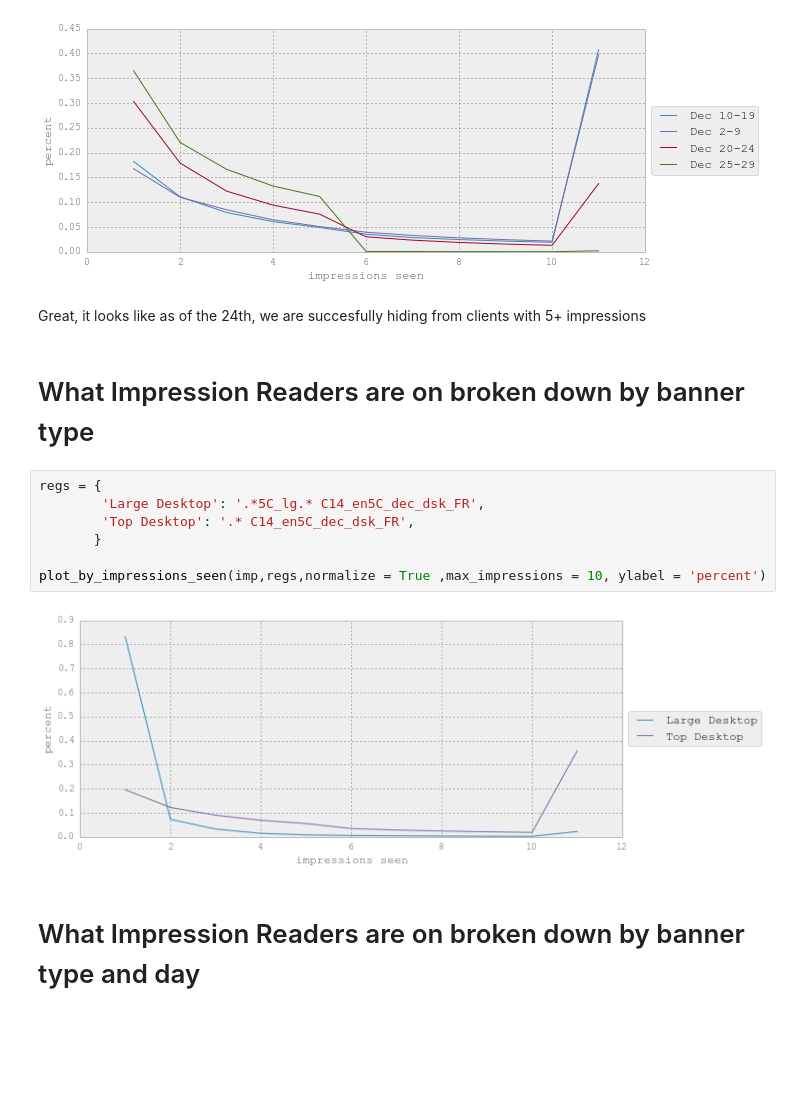
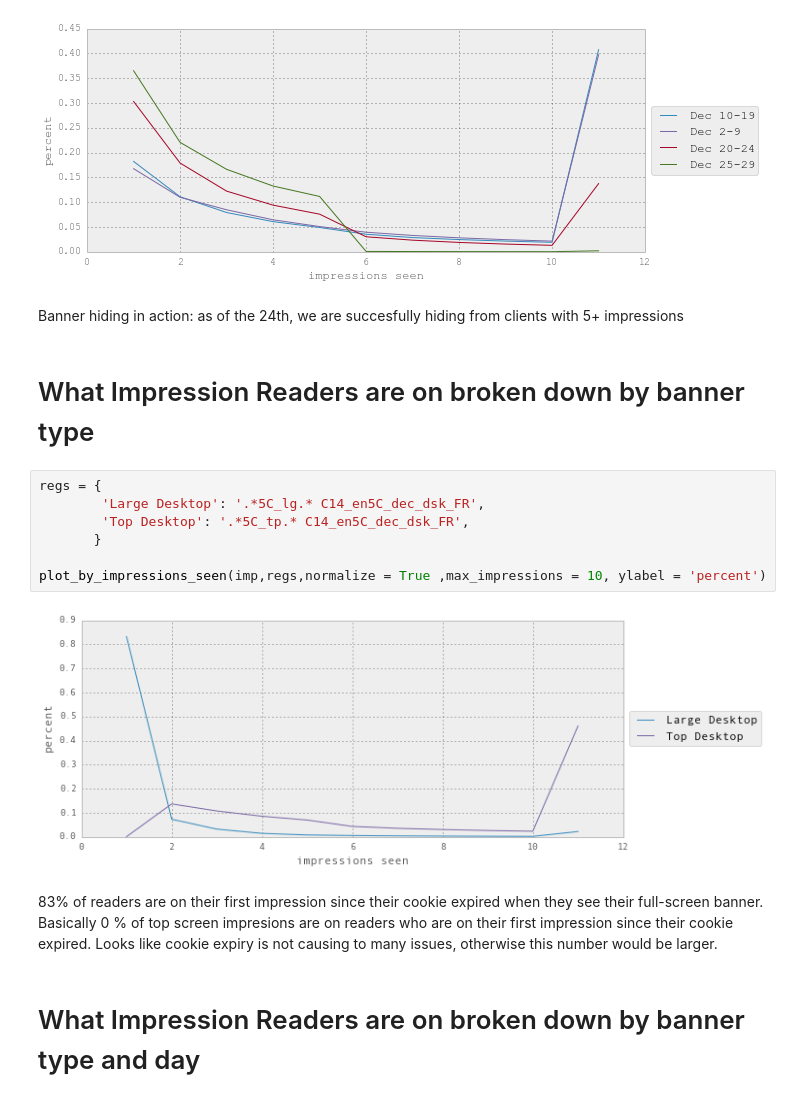
Before and after one commit to ewulczyn/wiki-misc, a Jupyter notebook: campaign_analysis/banner_impression_history.ipynb, the cells around one changed output. Cells and saved outputs as stored; diff of their text form; blank space fills up the shorter version.

```diff
--- a/campaign_analysis/banner_impression_history.ipynb
+++ b/campaign_analysis/banner_impression_history.ipynb
@@ -39,18 +59,20 @@ plot_by_impressions_seen(imp, regs ,normalize = True ,max_impressions = 10, ylab
 # %% [output]
 [figure]
 # %% [markdown]
-Great, it looks like as of the 24th, we are succesfully hiding from clients with 5+ impressions
+Banner hiding in action: as of the 24th, we are succesfully hiding from clients with 5+ impressions
 # %% [markdown]
 # What Impression Readers are on broken down by banner type
 # %%
 regs = {
         'Large Desktop': '.*5C_lg.* C14_en5C_dec_dsk_FR',
-        'Top Desktop': '.* C14_en5C_dec_dsk_FR',
+        'Top Desktop': '.*5C_tp.* C14_en5C_dec_dsk_FR',
        }
 
 plot_by_impressions_seen(imp,regs,normalize = True ,max_impressions = 10, ylabel = 'percent')
 # %% [output]
-[figure, old version]
+[figure, new version]
+# %% [markdown]
+83% of readers are on their first impression since their cookie expired when they see their full-screen banner. Basically 0 % of top screen impresions are on readers who are on their first impression since their cookie expired. Looks like cookie expiry is not causing to many issues, otherwise this number would be larger.
 # %% [markdown]
 # What Impression Readers are on broken down by banner type and day
 # %% [markdown]
```
Also changed, not shown: parts of 11 cells of this notebook, 43 other files.
